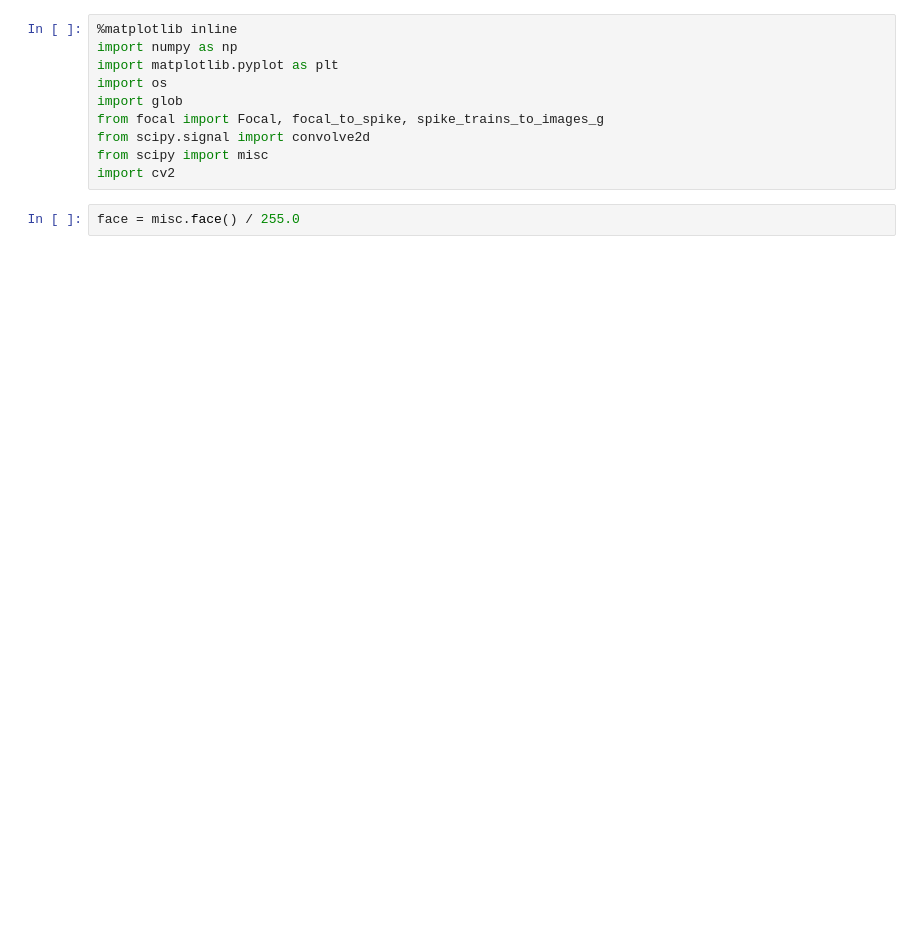
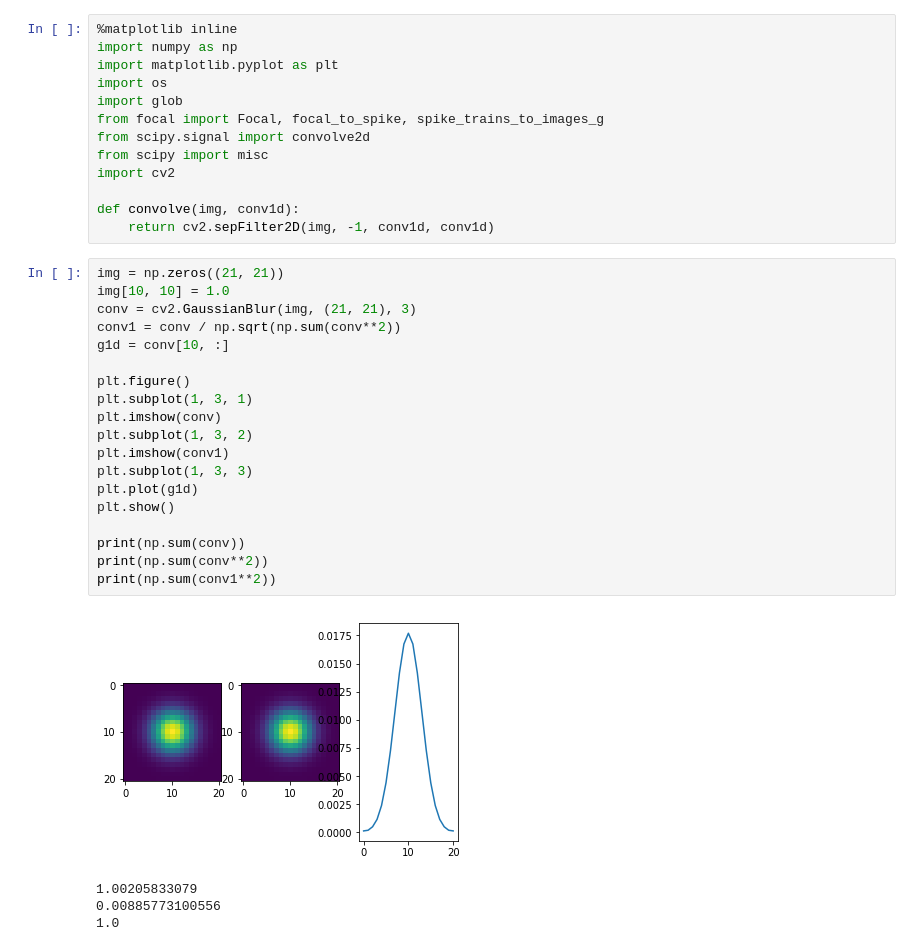
Before and after one commit to chanokin/convert_to_roc, a Jupyter notebook: color_encoding.ipynb, the cells around one changed output. Drawn from its saved outputs; the diff is of its cells as text; blank space fills up the shorter version.

```diff
--- a/color_encoding.ipynb
+++ b/color_encoding.ipynb
@@ -8,5 +8,30 @@ from focal import Focal, focal_to_spike, spike_trains_to_images_g
 from scipy.signal import convolve2d
 from scipy import misc
 import cv2
+
+def convolve(img, conv1d):
+    return cv2.sepFilter2D(img, -1, conv1d, conv1d)
-# %%
-face = misc.face() / 255.0
+# %%
+img = np.zeros((21, 21))
+img[10, 10] = 1.0
+conv = cv2.GaussianBlur(img, (21, 21), 3)
+conv1 = conv / np.sqrt(np.sum(conv**2))
+g1d = conv[10, :]
+
+plt.figure()
+plt.subplot(1, 3, 1)
+plt.imshow(conv)
+plt.subplot(1, 3, 2)
+plt.imshow(conv1)
+plt.subplot(1, 3, 3)
+plt.plot(g1d)
+plt.show()
+
+print(np.sum(conv))
+print(np.sum(conv**2))
+print(np.sum(conv1**2))
+# %% [output]
+[figure, added]
+1.00205833079
+0.00885773100556
+1.0
```
Also changed, not shown: parts of 13 cells of this notebook.
